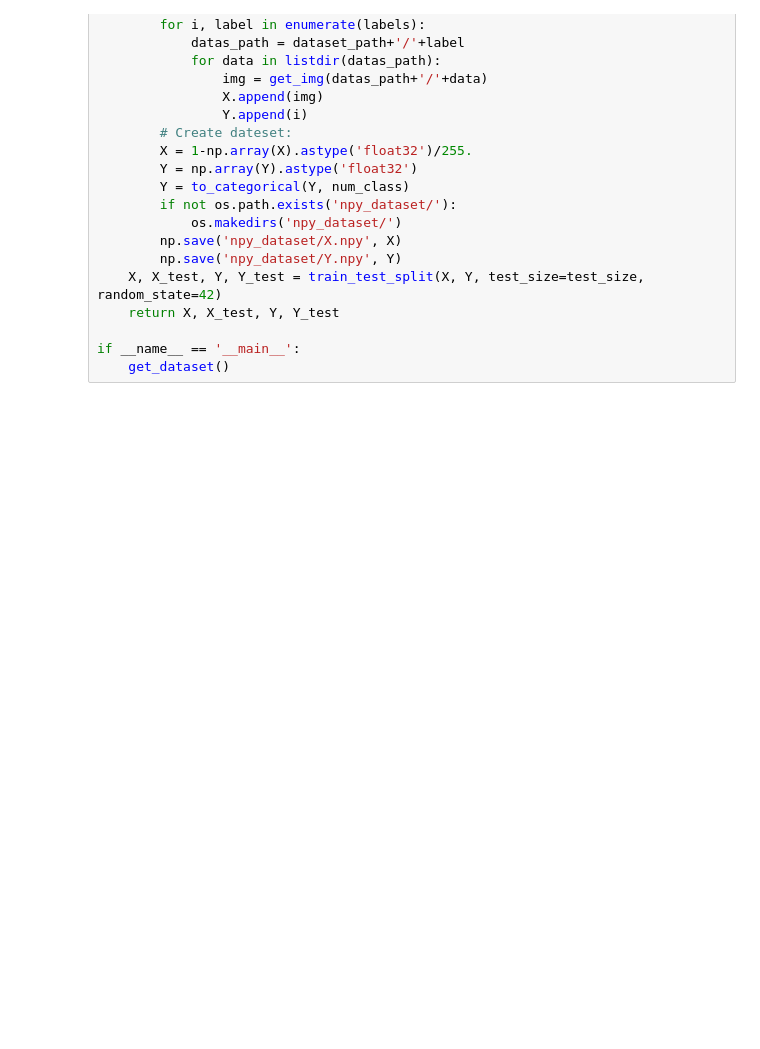
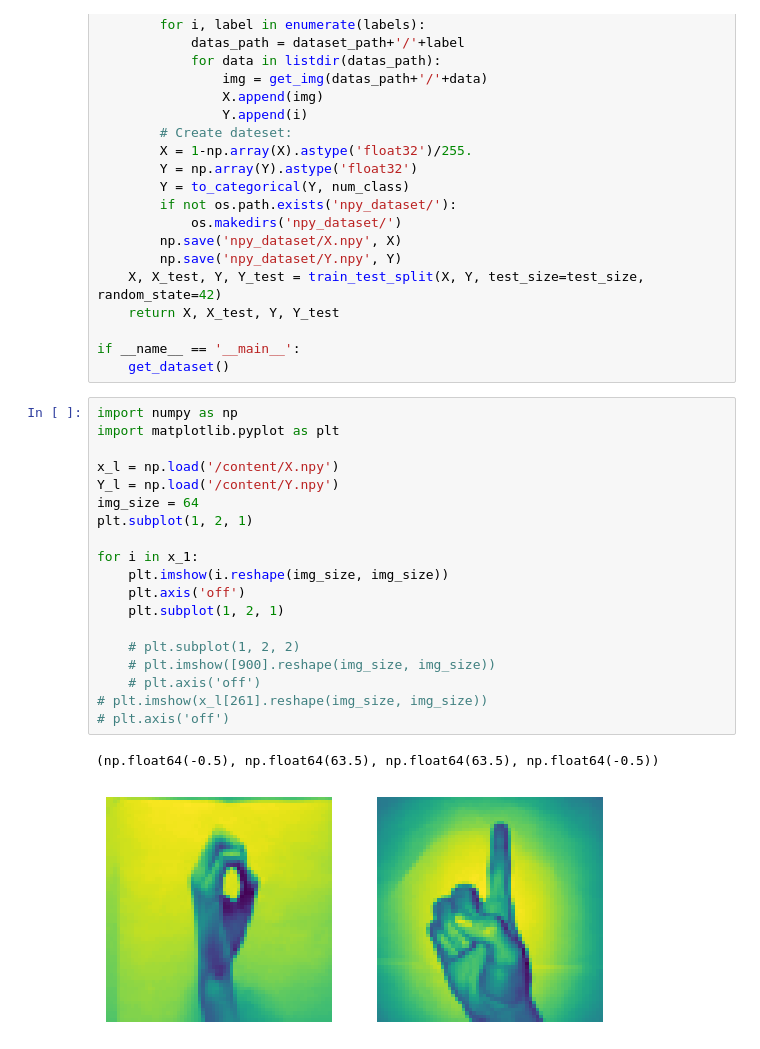
Before and after one commit to rahmanziaur/GradThesisICT18-Colab, a Jupyter notebook: DL_SignDataset1Aug20.ipynb, the cells around one changed output. Drawn from its saved outputs; the diff is of its cells as text; blank space fills up the shorter version.

```diff
--- a/DL_SignDataset1Aug20.ipynb
+++ b/DL_SignDataset1Aug20.ipynb
@@ -53,3 +53,25 @@ def get_dataset(dataset_path='Dataset'):
 
 if __name__ == '__main__':
     get_dataset()
+# %%
+import numpy as np
+import matplotlib.pyplot as plt
+
+x_l = np.load('/content/X.npy')
+Y_l = np.load('/content/Y.npy')
+img_size = 64
+plt.subplot(1, 2, 1)
+
+for i in x_1:
+    plt.imshow(i.reshape(img_size, img_size))
+    plt.axis('off')
+    plt.subplot(1, 2, 1)
+
+    # plt.subplot(1, 2, 2)
+    # plt.imshow([900].reshape(img_size, img_size))
+    # plt.axis('off')
+# plt.imshow(x_l[261].reshape(img_size, img_size))
+# plt.axis('off')
+# %% [output]
+(np.float64(-0.5), np.float64(63.5), np.float64(63.5), np.float64(-0.5))
+[figure, added]
```
Also changed, not shown: parts of 16 cells of this notebook.
